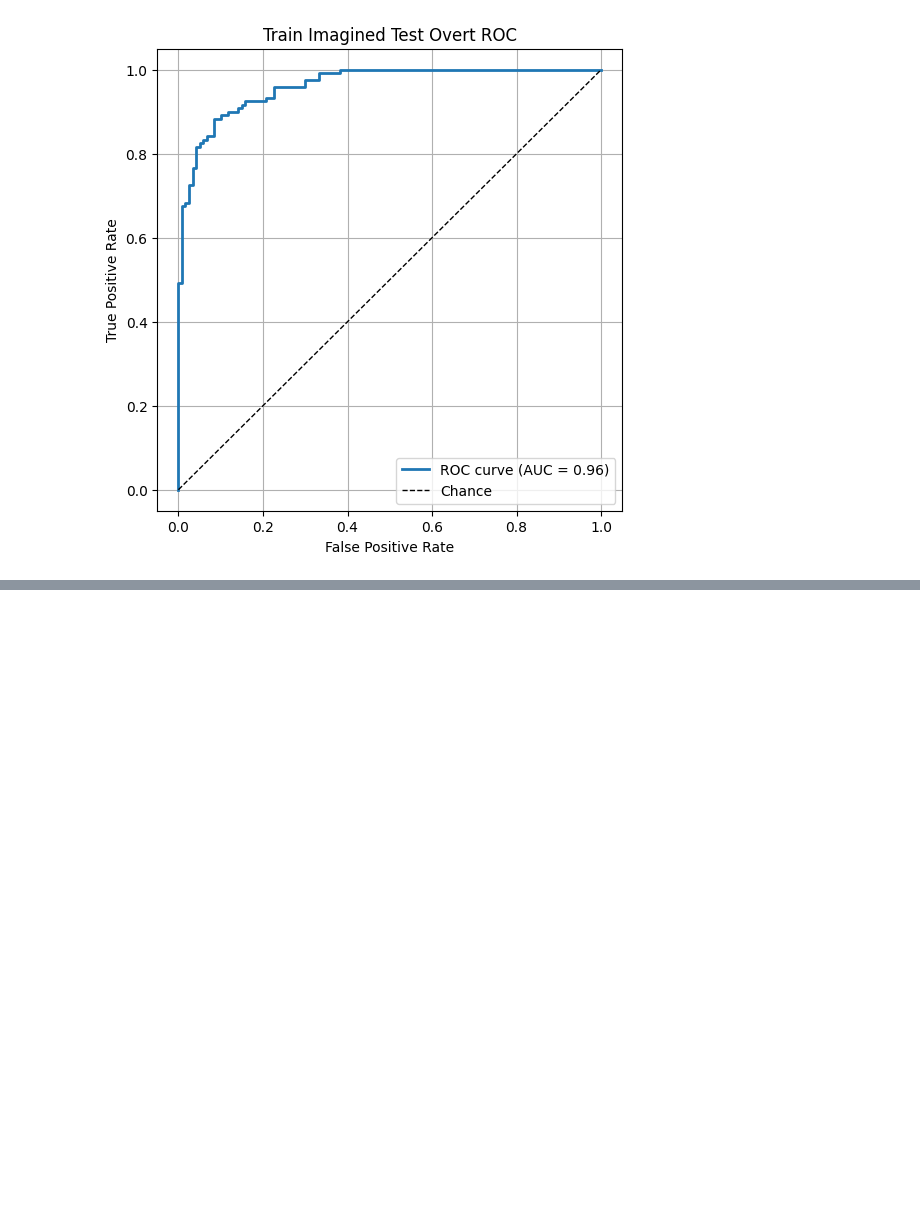
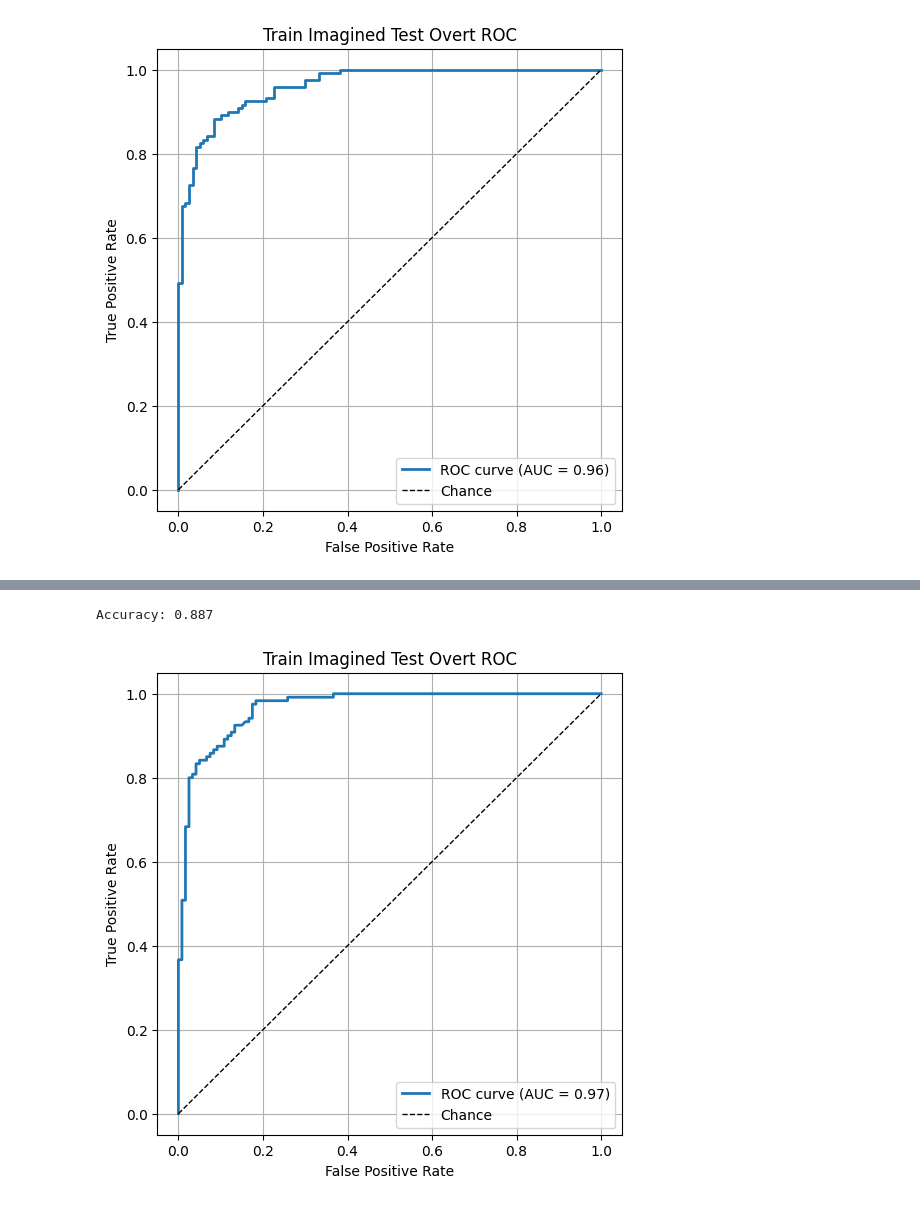
Before and after one commit to EvanWen036/DecodeBCI, a Jupyter notebook: mp2.ipynb, the cells around one changed output, grey strips where cells are left out. Saved outputs shown, nothing was run; the diff lists cells and outputs as text; code cells hidden in the pictures; blank space fills up the shorter version.

```diff
--- a/mp2.ipynb
+++ b/mp2.ipynb
@@ -333,0 +386,5 @@ AttributeError: coef_ is only available when using a linear kernel
+# %%
+cross_train(X_img, y_img, X_over, y_over, title="Train Imagined Test Overt", kernel = 'rbf')
+# %% [output]
+Accuracy: 0.887
+[figure, added]
```
Also changed, not shown: parts of 5 cells of this notebook, 9 other files.
